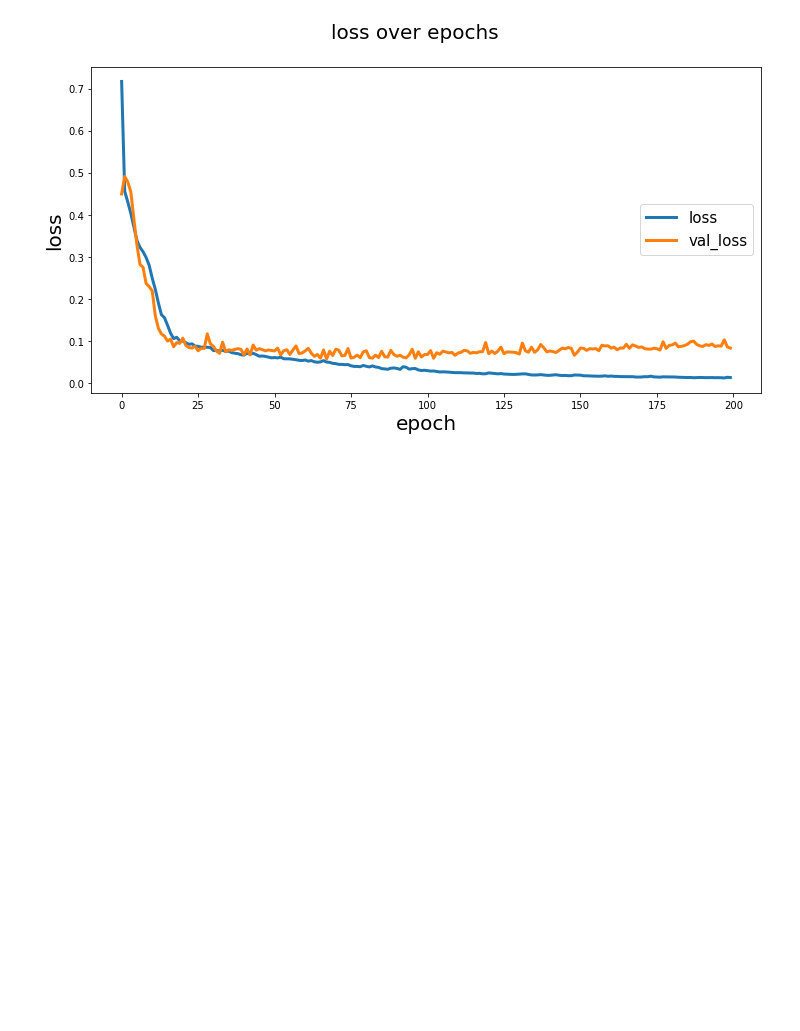
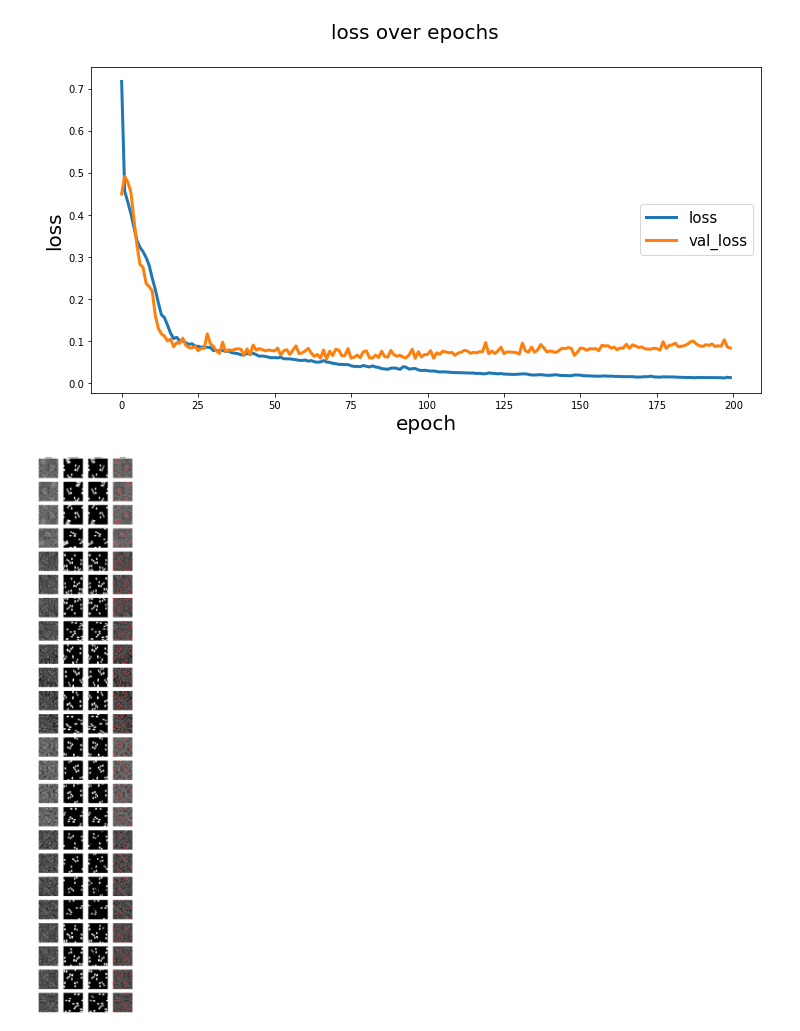
Before and after one commit to jainkhere/flyem, a Jupyter notebook: _EXPERIMENTS/04-05/unet_test_04_07-1.ipynb, the cells around one changed output. Cells and saved outputs as stored; diff of their text form; code cells hidden in the pictures; blank space fills up the shorter version.

Commit message:
fully supervised unet experiment

```diff
--- a/_EXPERIMENTS/04-05/unet_test_04_07-1.ipynb
+++ b/_EXPERIMENTS/04-05/unet_test_04_07-1.ipynb
@@ -204,3 +204,11 @@ plot_segm_history(history)
 # %% [output]
 [figure]
 [figure]
+# %%
+y_pred = model.predict(X_test)
+# %%
+from keras_unet.utils import plot_imgs
+
+plot_imgs(org_imgs=X_test, mask_imgs=y_test, pred_imgs=y_pred, nm_img_to_plot=24)
+# %% [output]
+[figure, added]
```
Also changed, not shown: parts of 1 cell of this notebook, 5 other files.
